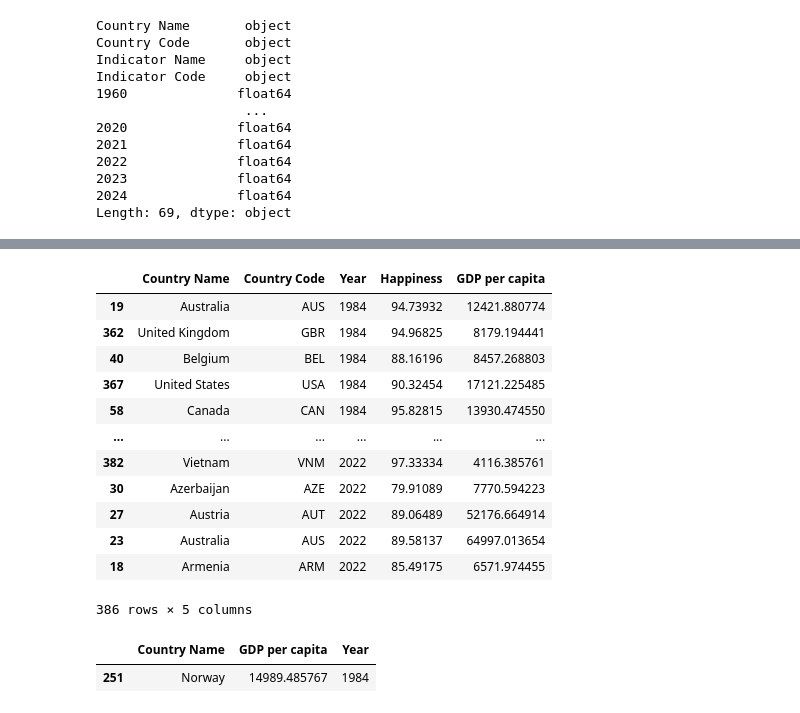
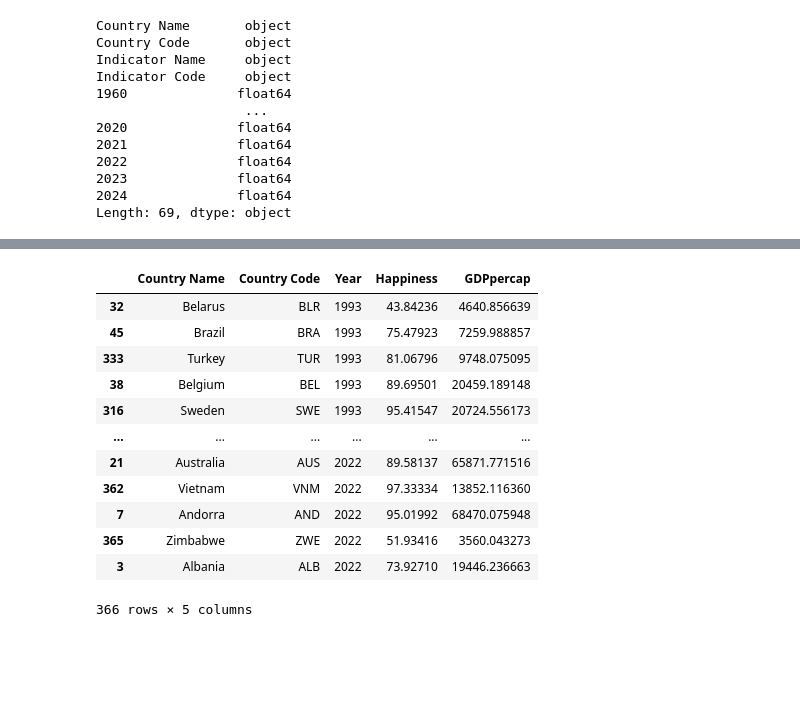
Before and after one commit to mathisjankovic/Correllation-between-GPD-evolution-and-happiness, a Jupyter notebook: GDPperCapvsHappiness.ipynb, the cells around one changed output, grey strips where cells are left out. Saved outputs shown, nothing was run; the diff lists cells and outputs as text; code cells hidden in the pictures; blank space fills up the shorter version.

```diff
--- a/GDPperCapvsHappiness.ipynb
+++ b/GDPperCapvsHappiness.ipynb
@@ -55,8 +46,7 @@ happiness_filtered
 | 422 | Zimbabwe | ZWE | 2022 | 51.93416 |
 398 rows × 4 columns
 # %%
-# Fetch the data.
-gdppercap_raw = pd.read_excel("./data/API_NY.GDP.PCAP.CD_DS2_en_excel_v2_3031.xls", skiprows=3)
+gdppercap_raw = pd.read_excel("./data/API_NY.GDP.PCAP.PP.CD_DS2_en_excel_v2_3376.xls", skiprows=3)
 
 gdppercap_raw
 # %% [output]
@@ -94,7 +84,7 @@ Length: 69, dtype: object
 # %%
 #Version World Bank
 
-years_drop = [str(year) for year in range(1960, 1983)] + ['2023', '2024']
+years_drop = [str(year) for year in range(1960, 1992)] + ['2023', '2024']
 columns_drop = ['Indicator Name', 'Indicator Code']
 
 gdppercap_dropped = (
@@ -123,7 +113,7 @@ gdppercap_filtered = (
     gdppercap_dropped
         .melt(id_vars=['Country Name', 'Country Code'],
         var_name='Year',
-        value_name='GDP per capita')
+        value_name='GDPpercap')
 )
 
 gdppercap_filtered['Year'] = gdppercap_filtered['Year'].astype(int)
@@ -174,7 +144,7 @@ dtype: int64
 # %%
 gdppercap_without_null = (
     gdppercap_filtered
-    .dropna(subset=['GDP per capita'])
+    .dropna(subset=['GDPpercap'])
 )
 
 gdppercap_without_null
@@ -215,41 +165,35 @@ gdppercap_without_null[["Country Name", "Year", "GDP per capita"]].query("`Count
 # %%
-gpdpercap_vs_happiness_merged = (
+gdppercap_vs_happiness_merged = (
     happiness_filtered.merge(gdppercap_without_null,
                              how='inner',
                              left_on=['Code', 'Year'],
                              right_on=['Country Code', 'Year']
                     )
 )
 
-gpdpercap_vs_happiness = (
-    gpdpercap_vs_happiness_merged
+gdppercap_vs_happiness_renamed = (
+    gdppercap_vs_happiness_merged
     .drop(columns={'Country Name', 'Country Code'})
     .rename(columns={'Entity': 'Country Name',
                     'Code': 'Country Code',
+                    'GDP per capita': 'GDP per capita (international-$)',
                     'happy': 'Happiness'})
-    #.set_index(['Country Code', 'Year'])
     .sort_values(by='Year')
-    #.set_index('Year')
 )
 
-gpdpercap_vs_happiness
+gdppercap_vs_happiness_renamed
 # %% [output]
-|  | Country Name | Country Code | Year | Happiness | GDP per capita |
-| 19 | Australia | AUS | 1984 | 94.73932 | 12421.880774 |
-| 362 | United Kingdom | GBR | 1984 | 94.96825 | 8179.194441 |
-| 40 | Belgium | BEL | 1984 | 88.16196 | 8457.268803 |
-| 367 | United States | USA | 1984 | 90.32454 | 17121.225485 |
-| 58 | Canada | CAN | 1984 | 95.82815 | 13930.474550 |
+|  | Country Name | Country Code | Year | Happiness | GDPpercap |
+| 32 | Belarus | BLR | 1993 | 43.84236 | 4640.856639 |
+| 45 | Brazil | BRA | 1993 | 75.47923 | 7259.988857 |
+| 333 | Turkey | TUR | 1993 | 81.06796 | 9748.075095 |
+| 38 | Belgium | BEL | 1993 | 89.69501 | 20459.189148 |
+| 316 | Sweden | SWE | 1993 | 95.41547 | 20724.556173 |
 | ... | ... | ... | ... | ... | ... |
-| 382 | Vietnam | VNM | 2022 | 97.33334 | 4116.385761 |
-| 30 | Azerbaijan | AZE | 2022 | 79.91089 | 7770.594223 |
-| 27 | Austria | AUT | 2022 | 89.06489 | 52176.664914 |
-| 23 | Australia | AUS | 2022 | 89.58137 | 64997.013654 |
-| 18 | Armenia | ARM | 2022 | 85.49175 | 6571.974455 |
+| 21 | Australia | AUS | 2022 | 89.58137 | 65871.771516 |
+| 362 | Vietnam | VNM | 2022 | 97.33334 | 13852.116360 |
+| 7 | Andorra | AND | 2022 | 95.01992 | 68470.075948 |
+| 365 | Zimbabwe | ZWE | 2022 | 51.93416 | 3560.043273 |
+| 3 | Albania | ALB | 2022 | 73.92710 | 19446.236663 |
-386 rows × 5 columns
+366 rows × 5 columns
-# %%
-gpdpercap_vs_happiness[['Country Name', 'GDP per capita', 'Year']].query('`Country Name`.str.contains("Norway") and Year == 1984')
-# %% [output]
-|  | Country Name | GDP per capita | Year |
-| 251 | Norway | 14989.485767 | 1984 |
 # %%
```
Also changed, not shown: parts of 20 cells of this notebook.
